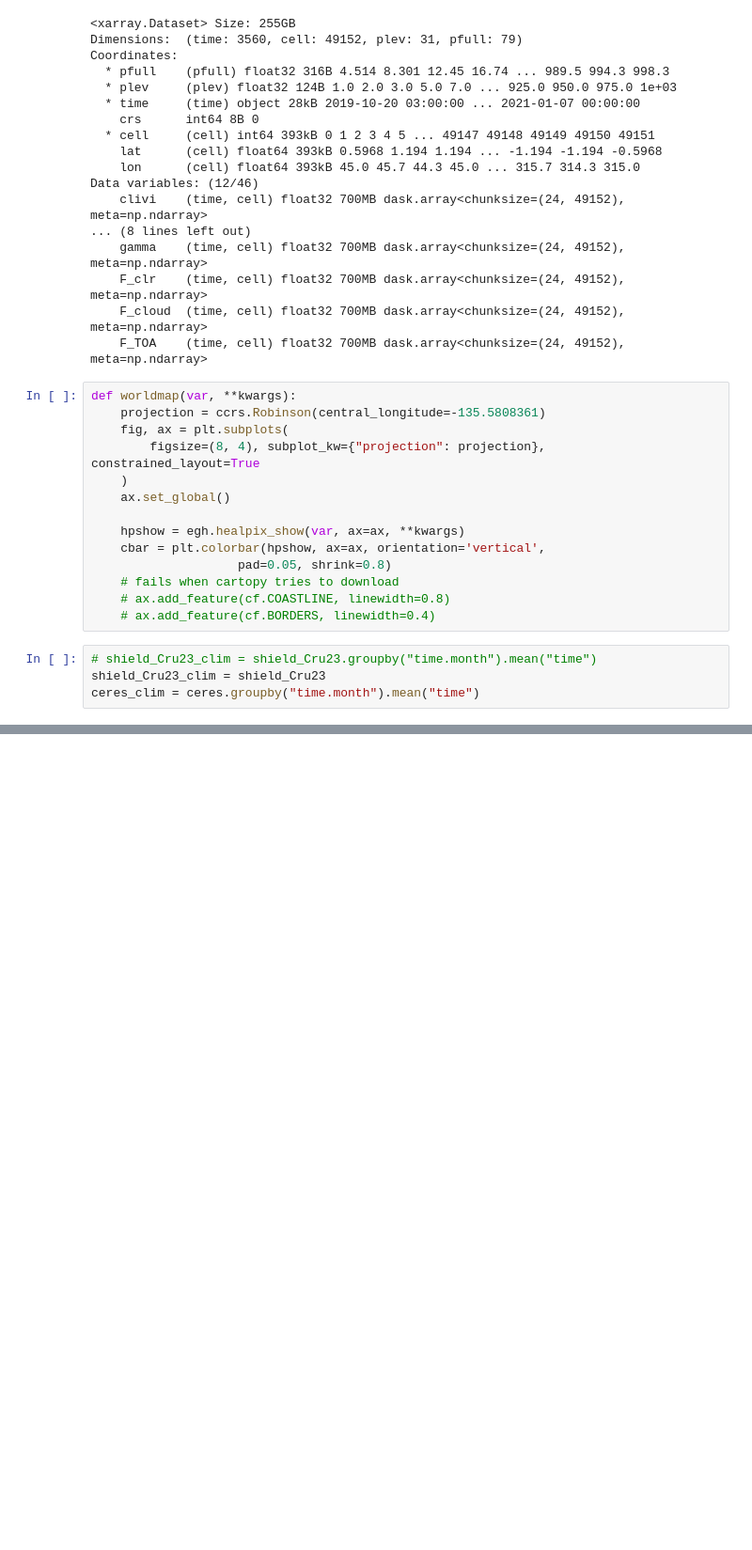
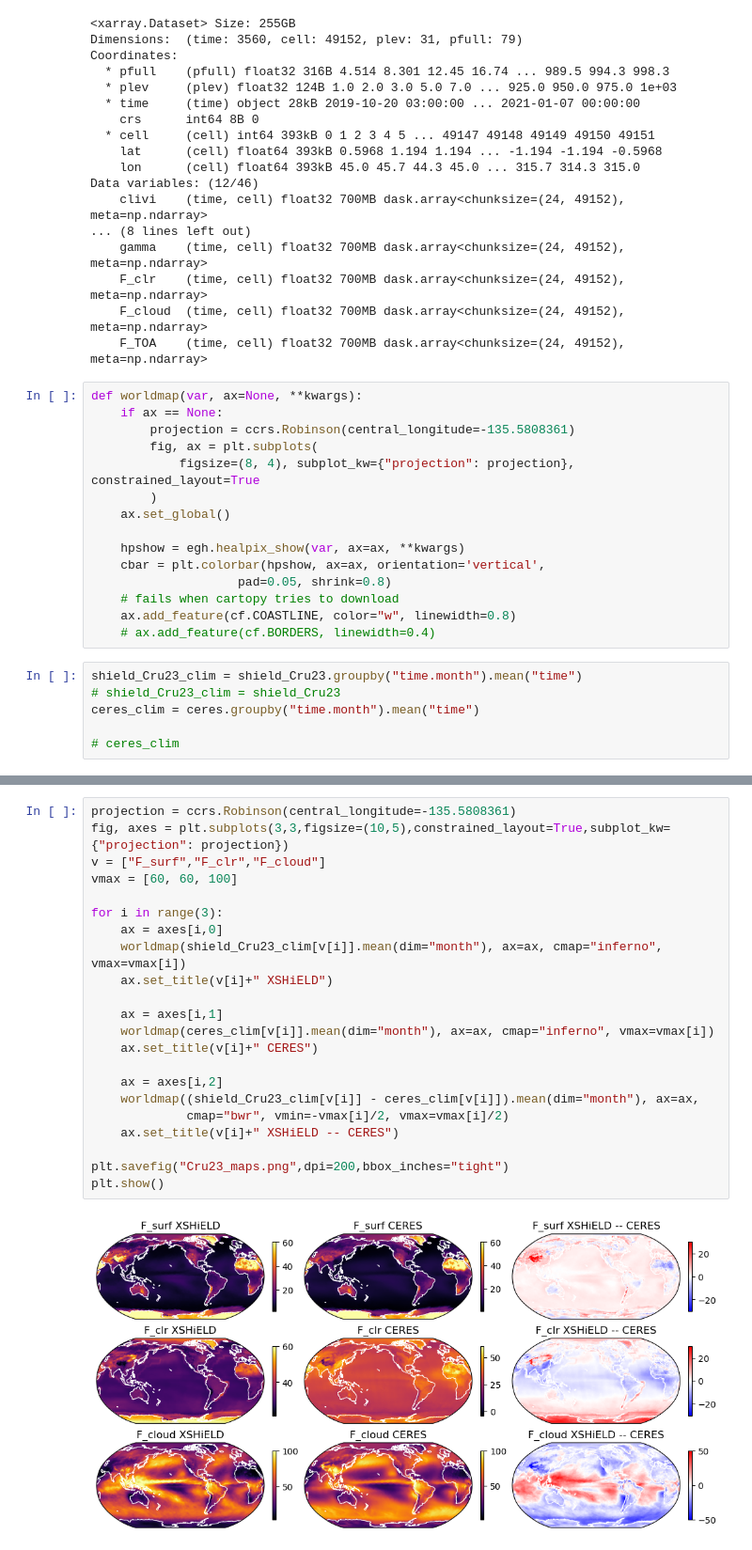
Before and after one commit to claresinger/hk25-teams, a Jupyter notebook: hk25-AlbedoSym/Cru23_decomp_xshield_ceres.ipynb, the cells around one changed output, grey strips where cells are left out. Shown at 94% size. Cells and saved outputs as stored; diff of their text form; blank space fills up the shorter version.

```diff
--- a/hk25-AlbedoSym/Cru23_decomp_xshield_ceres.ipynb
+++ b/hk25-AlbedoSym/Cru23_decomp_xshield_ceres.ipynb
@@ -170,20 +172,23 @@ Data variables: (12/46)
     F_cloud  (time, cell) float32 700MB dask.array<chunksize=(24, 49152), meta=np.ndarray>
     F_TOA    (time, cell) float32 700MB dask.array<chunksize=(24, 49152), meta=np.ndarray>
 # %%
-def worldmap(var, **kwargs):
-    projection = ccrs.Robinson(central_longitude=-135.5808361)
-    fig, ax = plt.subplots(
-        figsize=(8, 4), subplot_kw={"projection": projection}, constrained_layout=True
-    )
+def worldmap(var, ax=None, **kwargs):
+    if ax == None:
+        projection = ccrs.Robinson(central_longitude=-135.5808361)
+        fig, ax = plt.subplots(
+            figsize=(8, 4), subplot_kw={"projection": projection}, constrained_layout=True
+        )
     ax.set_global()
 
     hpshow = egh.healpix_show(var, ax=ax, **kwargs)
     cbar = plt.colorbar(hpshow, ax=ax, orientation='vertical',
                     pad=0.05, shrink=0.8)
     # fails when cartopy tries to download
-    # ax.add_feature(cf.COASTLINE, linewidth=0.8)
+    ax.add_feature(cf.COASTLINE, color="w", linewidth=0.8)
     # ax.add_feature(cf.BORDERS, linewidth=0.4)
 # %%
-# shield_Cru23_clim = shield_Cru23.groupby("time.month").mean("time")
-shield_Cru23_clim = shield_Cru23
+shield_Cru23_clim = shield_Cru23.groupby("time.month").mean("time")
+# shield_Cru23_clim = shield_Cru23
 ceres_clim = ceres.groupby("time.month").mean("time")
+
+# ceres_clim
@@ -237,0 +195,24 @@ Text(0.5, 1.0, 'F_cloud XSHiELD-CERES')
+# %%
+projection = ccrs.Robinson(central_longitude=-135.5808361)
+fig, axes = plt.subplots(3,3,figsize=(10,5),constrained_layout=True,subplot_kw={"projection": projection})
+v = ["F_surf","F_clr","F_cloud"]
+vmax = [60, 60, 100]
+
+for i in range(3):
+    ax = axes[i,0]
+    worldmap(shield_Cru23_clim[v[i]].mean(dim="month"), ax=ax, cmap="inferno", vmax=vmax[i])
+    ax.set_title(v[i]+" XSHiELD")
+
+    ax = axes[i,1]
+    worldmap(ceres_clim[v[i]].mean(dim="month"), ax=ax, cmap="inferno", vmax=vmax[i])
+    ax.set_title(v[i]+" CERES")
+
+    ax = axes[i,2]
+    worldmap((shield_Cru23_clim[v[i]] - ceres_clim[v[i]]).mean(dim="month"), ax=ax,
+             cmap="bwr", vmin=-vmax[i]/2, vmax=vmax[i]/2)
+    ax.set_title(v[i]+" XSHiELD -- CERES")
+
+plt.savefig("Cru23_maps.png",dpi=200,bbox_inches="tight")
+plt.show()
+# %% [output]
+[figure, added]
```
Also changed, not shown: parts of 5 cells of this notebook, 5 other files.
